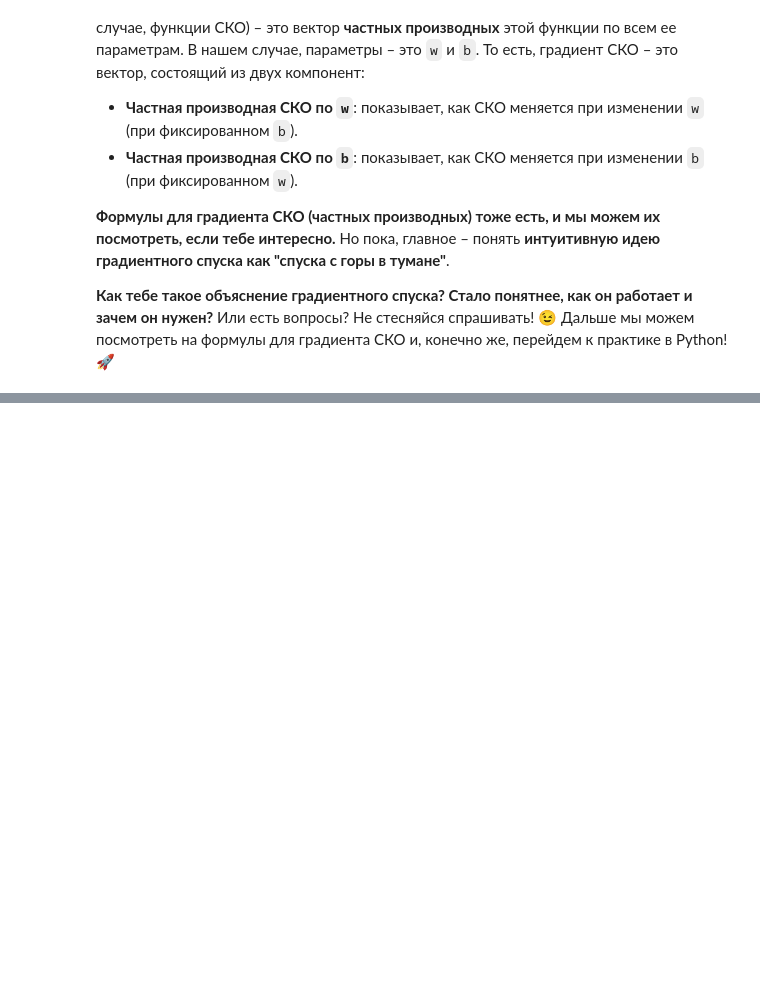
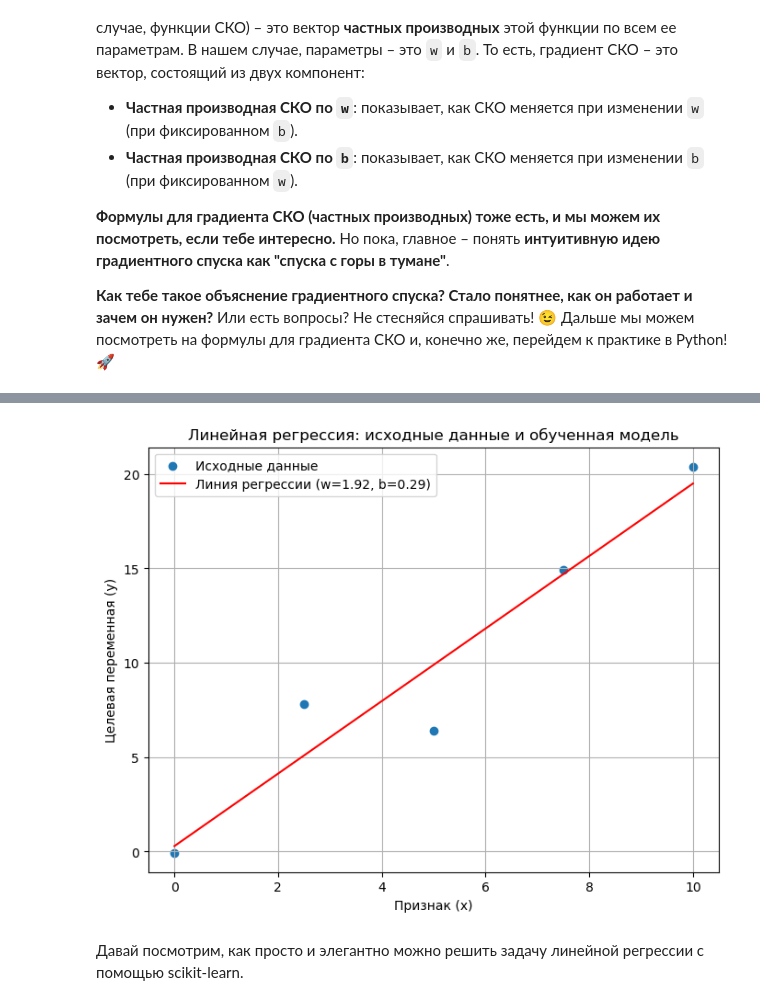
Before and after one commit to DinoZawrik/ML_BASE, a Jupyter notebook: ML/Linage_model.ipynb, the cells around one changed output, grey strips where cells are left out. Saved outputs shown, nothing was run; the diff lists cells and outputs as text; code cells hidden in the pictures; blank space fills up the shorter version.

```diff
--- a/ML/Linage_model.ipynb
+++ b/ML/Linage_model.ipynb
@@ -243,0 +407,16 @@ b_{new} = b_{old} - \alpha \frac{\partial MSE}{\partial b}
+# %%
+# --- Визуализация линии регрессии на фоне исходных данных ---
+plt.figure(figsize=(8, 6))
+plt.scatter(x, y, label="Исходные данные") # Рисуем исходные точки
+y_regression_line = current_w * x + current_b # Вычисляем значения y для линии регрессии
+plt.plot(x, y_regression_line, color='red', label=f"Линия регрессии (w={current_w:.2f}, b={current_b:.2f})") # Рисуем линию регрессии красным цветом
+plt.xlabel("Признак (x)")
+plt.ylabel("Целевая переменная (y)")
+plt.title("Линейная регрессия: исходные данные и обученная модель")
+plt.legend() # Показываем легенду (условные обозначения)
+plt.grid(True)
+plt.show()
+# %% [output]
+[figure, added]
+# %% [markdown]
+Давай посмотрим, как просто и элегантно можно решить задачу линейной регрессии с помощью scikit-learn.
```
Also changed, not shown: parts of 24 cells of this notebook, 2 other files.
